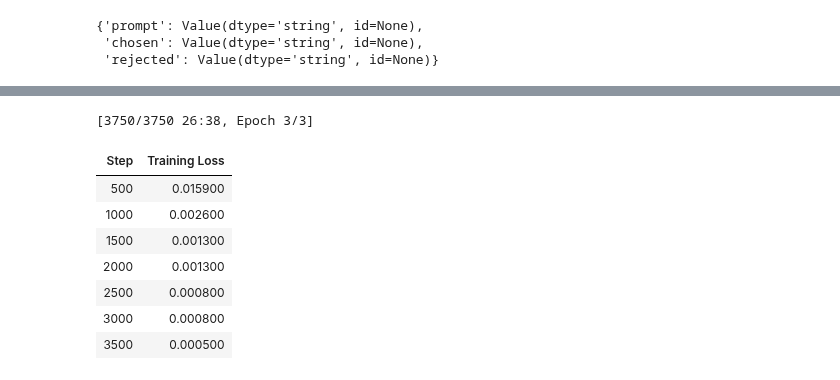
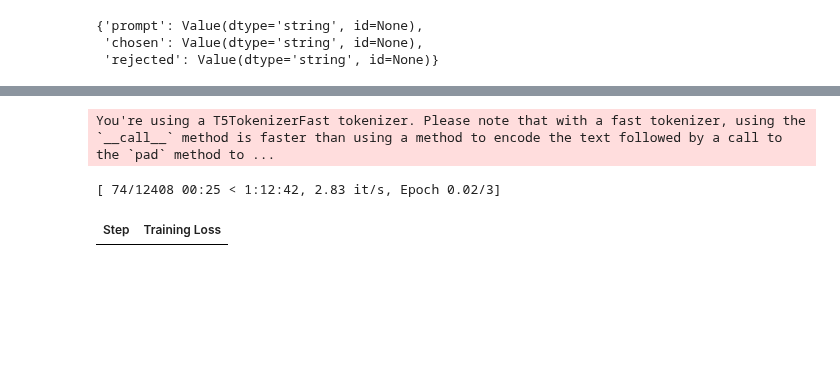
Before and after one commit to AI-Maker-Space/RLXF-Community-Sessions, a Jupyter notebook: rlhf_finetune.ipynb, the cells around one changed output, grey strips where cells are left out. Cells and saved outputs as stored; diff of their text form; code cells hidden in the pictures; blank space fills up the shorter version.

```diff
--- a/rlhf_finetune.ipynb
+++ b/rlhf_finetune.ipynb
@@ -84,6 +84,23 @@ dataset.info.features
 {'prompt': Value(dtype='string', id=None),
  'chosen': Value(dtype='string', id=None),
  'rejected': Value(dtype='string', id=None)}
+# %%
+train_dict = {'prompt': [], 'response':[]}
+eval_dict = {'prompt': [], 'response':[]}
+
+shuffled_dataset = dataset.shuffle(seed=42)
+for i in range(len(shuffled_dataset)):
+  if random.randint(1,2)==1:
+    key = 'chosen'
+  else:
+    key = 'rejected'
+  train_dict["prompt"].append(shuffled_dataset[i]["prompt"])
+  train_dict["response"].append(shuffled_dataset[i][key])
+  eval_dict["prompt"].append(shuffled_dataset[i]["prompt"])
+  eval_dict["response"].append(shuffled_dataset[i][key])
+
+train_dataset = Dataset.from_dict(train_dict)
+eval_dataset =  Dataset.from_dict(eval_dict)
 # %%
 bnb_config = BitsAndBytesConfig(
     load_in_4bit=True,
@@ -123,6 +158,7 @@ tokenizer.pad_token = tokenizer.eos_token
 training_args = TrainingArguments(   # https://huggingface.co/docs/transformers/main_classes/trainer#transformers.TrainingArguments
     output_dir='./output/',
     # save_steps=5000,
+    num_train_eopochs=3,
     per_device_train_batch_size=8,
     per_device_eval_batch_size=8,
     gradient_accumulation_steps=1,
@@ -155,26 +172,20 @@ eval_dataset =  Dataset.from_dict(eval_dict)
 # %%
 trainer = SFTTrainer(
     model=base_model,
     train_dataset=train_dataset,
     eval_dataset=eval_dataset,
     peft_config=peft_config,
-    max_seq_length=None,
     tokenizer=tokenizer,
     args=training_args,
-    dataset_text_field="response"
+    dataset_text_field="response",
+    max_seq_length=512
 )
 trainer.train()
 trainer.save_model('./output/')
 # %% [output]
-[3750/3750 26:38, Epoch 3/3]
+You're using a T5TokenizerFast tokenizer. Please note that with a fast tokenizer, using the `__call__` method is faster than using a method to encode the text followed by a call to the `pad` method to ...
+[ 74/12408 00:25 < 1:12:42, 2.83 it/s, Epoch 0.02/3]
 | Step | Training Loss |
-| 500 | 0.015900 |
-| 1000 | 0.002600 |
-| 1500 | 0.001300 |
-| 2000 | 0.001300 |
-| 2500 | 0.000800 |
-| 3000 | 0.000800 |
-| 3500 | 0.000500 |
 # %%
 !pip install huggingface_hub
 # %%
```
Also changed, not shown: parts of 5 cells of this notebook.
